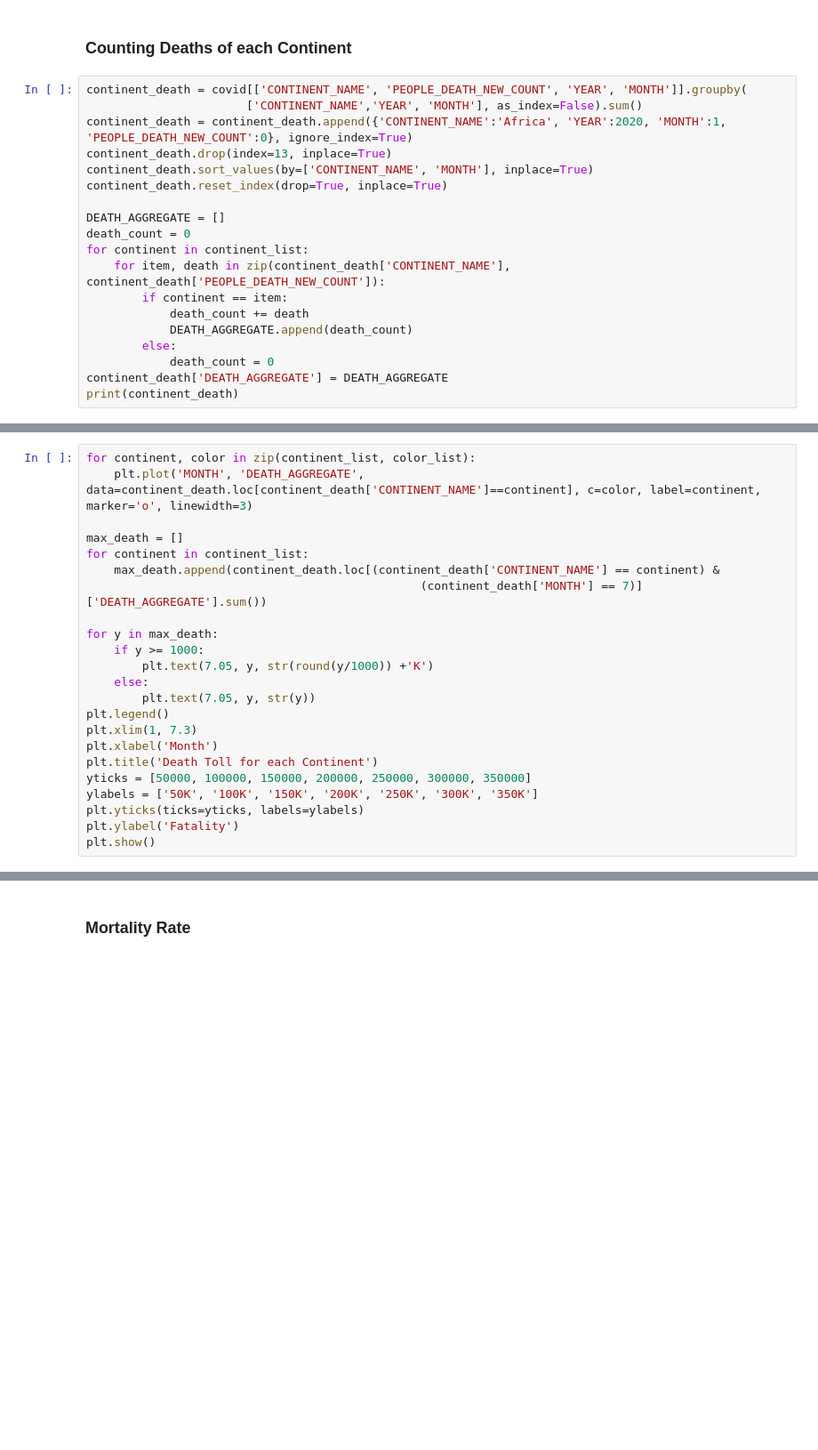
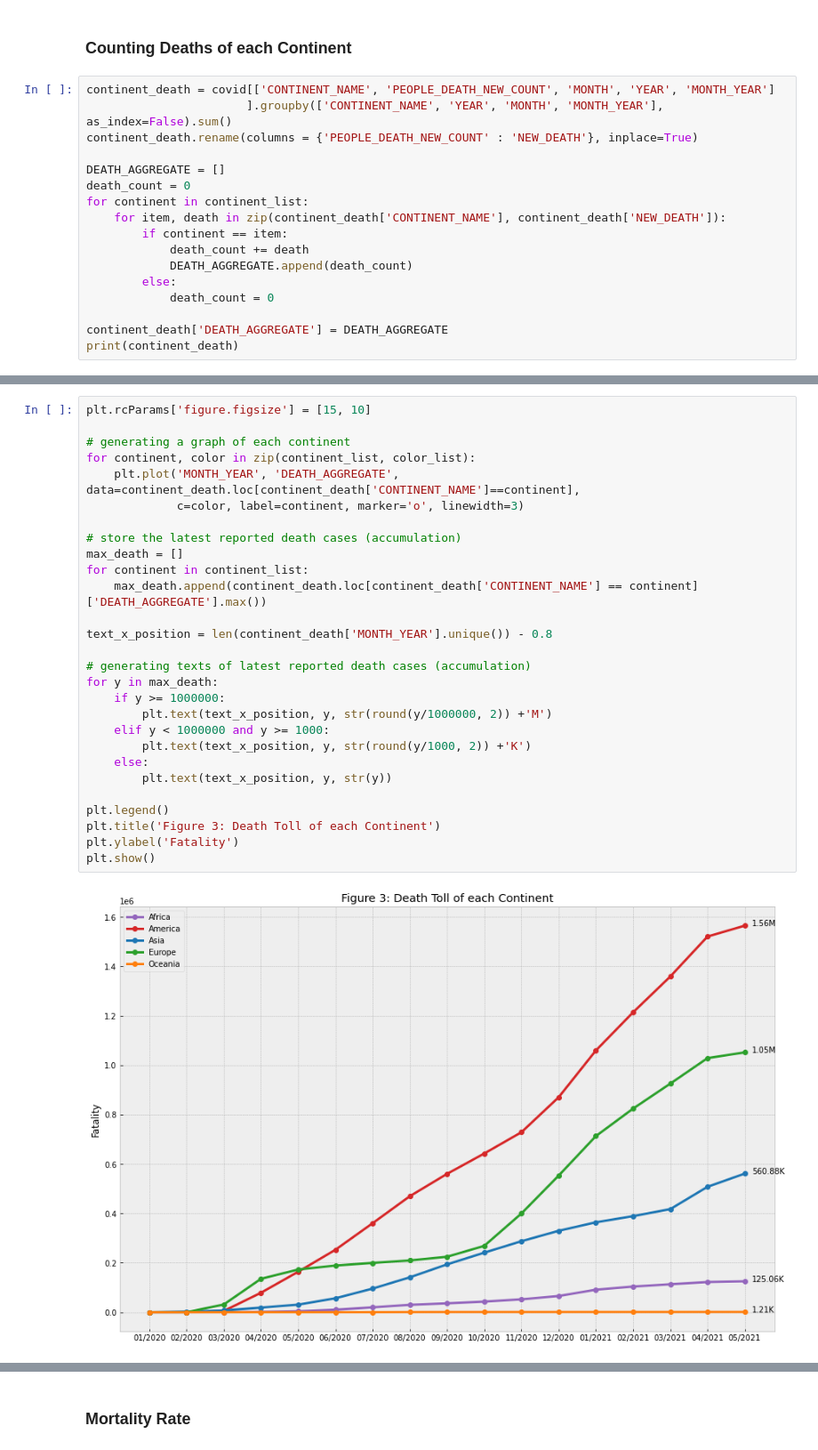
Before and after one commit to tw7366/Projects, a Jupyter notebook: Projects/Covid-19.ipynb, the cells around one changed output, grey strips where cells are left out. Shown at 89% size. Drawn from its saved outputs; the diff is of its cells as text; blank space fills up the shorter version.

```diff
--- a/Projects/Covid-19.ipynb
+++ b/Projects/Covid-19.ipynb
@@ -336,21 +336,19 @@ plt.show()
 # %% [markdown]
 ### Counting Deaths of each Continent
 # %%
-continent_death = covid[['CONTINENT_NAME', 'PEOPLE_DEATH_NEW_COUNT', 'YEAR', 'MONTH']].groupby(
-                       ['CONTINENT_NAME','YEAR', 'MONTH'], as_index=False).sum()
-continent_death = continent_death.append({'CONTINENT_NAME':'Africa', 'YEAR':2020, 'MONTH':1, 'PEOPLE_DEATH_NEW_COUNT':0}, ignore_index=True)
-continent_death.drop(index=13, inplace=True)
-continent_death.sort_values(by=['CONTINENT_NAME', 'MONTH'], inplace=True)
-continent_death.reset_index(drop=True, inplace=True)
+continent_death = covid[['CONTINENT_NAME', 'PEOPLE_DEATH_NEW_COUNT', 'MONTH', 'YEAR', 'MONTH_YEAR']
+                       ].groupby(['CONTINENT_NAME', 'YEAR', 'MONTH', 'MONTH_YEAR'], as_index=False).sum()
+continent_death.rename(columns = {'PEOPLE_DEATH_NEW_COUNT' : 'NEW_DEATH'}, inplace=True)
 
 DEATH_AGGREGATE = []
 death_count = 0
 for continent in continent_list:
-    for item, death in zip(continent_death['CONTINENT_NAME'], continent_death['PEOPLE_DEATH_NEW_COUNT']):
+    for item, death in zip(continent_death['CONTINENT_NAME'], continent_death['NEW_DEATH']):
         if continent == item:
             death_count += death
             DEATH_AGGREGATE.append(death_count)
         else:
             death_count = 0
+
 continent_death['DEATH_AGGREGATE'] = DEATH_AGGREGATE
 print(continent_death)
@@ -357,23 +373,30 @@ print(continent_death)
 # %%
+plt.rcParams['figure.figsize'] = [15, 10]
+
+# generating a graph of each continent
 for continent, color in zip(continent_list, color_list):
-    plt.plot('MONTH', 'DEATH_AGGREGATE', data=continent_death.loc[continent_death['CONTINENT_NAME']==continent], c=color, label=continent, marker='o', linewidth=3)
+    plt.plot('MONTH_YEAR', 'DEATH_AGGREGATE', data=continent_death.loc[continent_death['CONTINENT_NAME']==continent],
+             c=color, label=continent, marker='o', linewidth=3)
 
+# store the latest reported death cases (accumulation)
 max_death = []
 for continent in continent_list:
-    max_death.append(continent_death.loc[(continent_death['CONTINENT_NAME'] == continent) &
-                                                (continent_death['MONTH'] == 7)]['DEATH_AGGREGATE'].sum())
+    max_death.append(continent_death.loc[continent_death['CONTINENT_NAME'] == continent]['DEATH_AGGREGATE'].max())
 
+text_x_position = len(continent_death['MONTH_YEAR'].unique()) - 0.8
+
+# generating texts of latest reported death cases (accumulation)
 for y in max_death:
-    if y >= 1000:
-        plt.text(7.05, y, str(round(y/1000)) +'K')
+    if y >= 1000000:
+        plt.text(text_x_position, y, str(round(y/1000000, 2)) +'M')
+    elif y < 1000000 and y >= 1000:
+        plt.text(text_x_position, y, str(round(y/1000, 2)) +'K')
     else:
-        plt.text(7.05, y, str(y))
+        plt.text(text_x_position, y, str(y))
+
 plt.legend()
-plt.xlim(1, 7.3)
-plt.xlabel('Month')
-plt.title('Death Toll for each Continent')
-yticks = [50000, 100000, 150000, 200000, 250000, 300000, 350000]
-ylabels = ['50K', '100K', '150K', '200K', '250K', '300K', '350K']
-plt.yticks(ticks=yticks, labels=ylabels)
+plt.title('Figure 3: Death Toll of each Continent')
 plt.ylabel('Fatality')
 plt.show()
+# %% [output]
+[figure, added]
```
Also changed, not shown: parts of 11 cells of this notebook.
